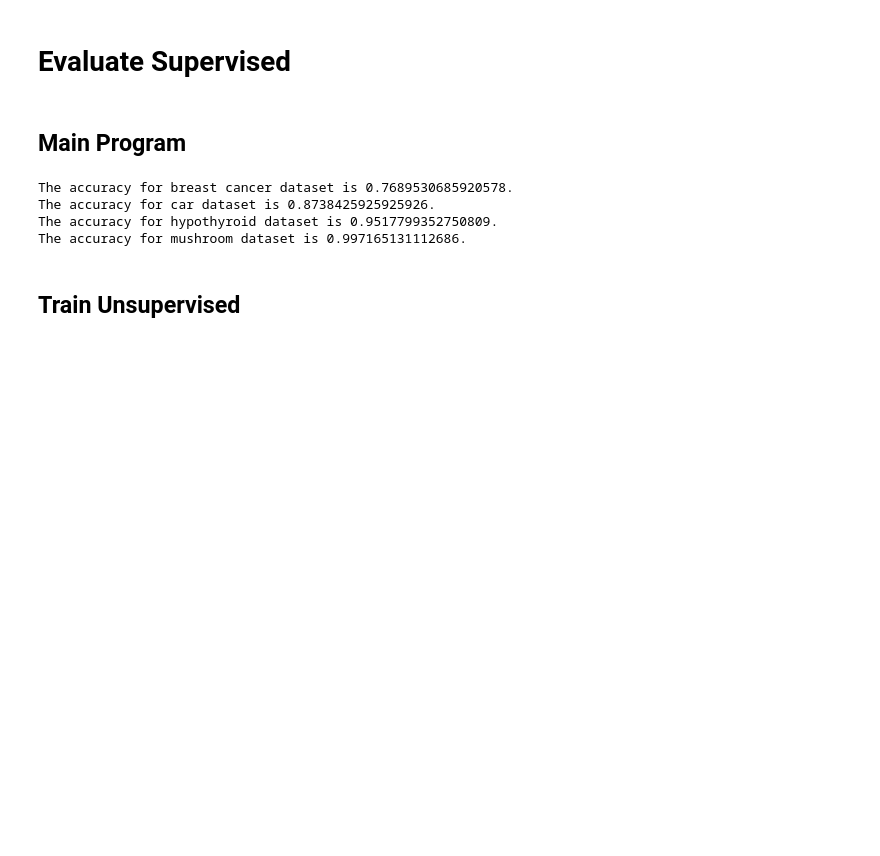
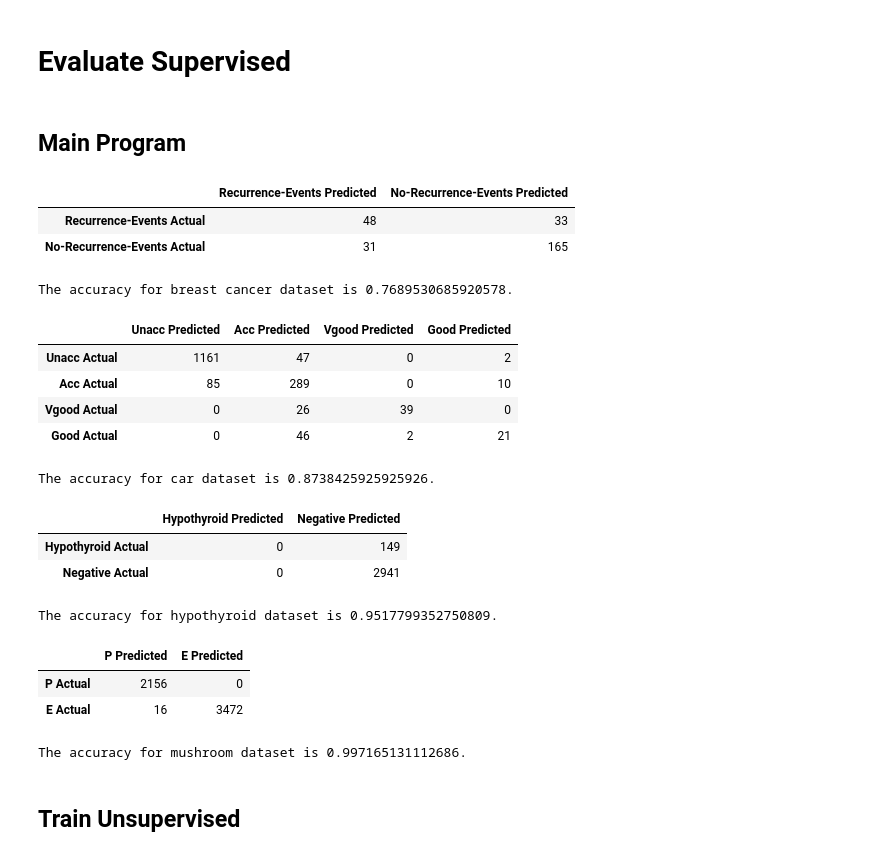
Before and after one commit to maleakhiw/Naive-Bayes-Algorithm, a Jupyter notebook: COMP30027 2018S1 - Project 1.ipynb, the cells around one changed output. Drawn from its saved outputs; the diff is of its cells as text; code cells hidden in the pictures; blank space fills up the shorter version.

Commit message:
confusion matrix added

```diff
--- a/COMP30027 2018S1 - Project 1.ipynb
+++ b/COMP30027 2018S1 - Project 1.ipynb
@@ -213,37 +214,96 @@ def evaluate_supervised(true_test_result, predicted_test_result):
         accuracy = correct / len(true_test_result)
 
     return accuracy
+# %%
+def confusion_matrix_supervised(true_test_result, predicted_test_result, class_column):
+    if (len(true_test_result) != len(predicted_test_result)):
+        print("Error, different length.")
+    else:
+        # Create a pandas dataframe actual is the row, predicted is the column
+        confusion_df = pd.DataFrame()
+
+        for unique_class in class_column:
+            confusion_df[unique_class] = [0 for i in range(len(class_column))]
+
+        # Change index for df
+        confusion_df.index = class_column
+
+        # Calculate the confusion matrix
+        for i in range(len(true_test_result)):
+            confusion_df.loc[true_test_result[i], predicted_test_result[i]] += 1
+
+        # Add actual and predicted description on the table to make it easier to see
+        predicted_column = []
+        for string in confusion_df.columns:
+            string += " predicted"
+            predicted_column.append(string.title())
+
+        actual_row = []
+        for string in class_column:
+            string += " actual"
+            actual_row.append(string.title())
+
+        confusion_df.columns = predicted_column
+        confusion_df.index = actual_row
+
+        return confusion_df
 # %% [markdown]
 ## Main Program
 # %%
 # Using the breast cancer data
 df_breast_cancer = preprocess(BREAST_CANCER, BREAST_CANCER_COLUMN, eliminate=True)
 model_main = train_probability_supervised(df_breast_cancer, "class")
 predicted_test_result = predict_supervised(df_breast_cancer, df_breast_cancer, "class", model_main)
+confusion_df = confusion_matrix_supervised(list(df_breast_cancer["class"]), predicted_test_result, df_breast_cancer["class"].unique())
+display(confusion_df)
 print("The accuracy for breast cancer dataset is {}.".format(evaluate_supervised(list(df_breast_cancer["class"]), predicted_test_result)))
+print("\n\n")
 
 # Using car data
 df_car = preprocess(CAR, CAR_COLUMN, eliminate=True)
 model_main = train_probability_supervised(df_car, "class")
 predicted_test_result = predict_supervised(df_car, df_car, "class", model_main)
+confusion_df = confusion_matrix_supervised(list(df_car["class"]), predicted_test_result, df_car["class"].unique())
+display(confusion_df)
 print("The accuracy for car dataset is {}.".format(evaluate_supervised(list(df_car["class"]), predicted_test_result)))
+print("\n\n")
 
 # Using the breast cancer data
 df_hypo = preprocess(HYPOTHYROID, HYPOTHYROID_COLUMN, eliminate=True)
 model_main = train_probability_supervised(df_hypo, "class")
 predicted_test_result = predict_supervised(df_hypo, df_hypo, "class", model_main)
+confusion_df = confusion_matrix_supervised(list(df_hypo["class"]), predicted_test_result, df_hypo["class"].unique())
+display(confusion_df)
 print("The accuracy for hypothyroid dataset is {}.".format(evaluate_supervised(list(df_hypo["class"]), predicted_test_result)))
+print("\n\n")
 
 # Using the breast cancer data
 df_mushroom = preprocess(MUSHROOM, MUSHROOM_COLUMN, eliminate=True)
 model_main = train_probability_supervised(df_mushroom, "class")
 predicted_test_result = predict_supervised(df_mushroom, df_mushroom, "class", model_main)
+confusion_df = confusion_matrix_supervised(list(df_mushroom["class"]), predicted_test_result, df_mushroom["class"].unique())
+display(confusion_df)
 print("The accuracy for mushroom dataset is {}.".format(evaluate_supervised(list(df_mushroom["class"]), predicted_test_result)))
+print("\n\n")
 # %% [output]
+|  | Recurrence-Events Predicted | No-Recurrence-Events Predicted |
+| Recurrence-Events Actual | 48 | 33 |
+| No-Recurrence-Events Actual | 31 | 165 |
 The accuracy for breast cancer dataset is 0.7689530685920578.
-The accuracy for car dataset is 0.8738425925925926.
-The accuracy for hypothyroid dataset is 0.9517799352750809.
-The accuracy for mushroom dataset is 0.997165131112686.
+|  | Unacc Predicted | Acc Predicted | Vgood Predicted | Good Predicted |
+| Unacc Actual | 1161 | 47 | 0 | 2 |
+| Acc Actual | 85 | 289 | 0 | 10 |
+| Vgood Actual | 0 | 26 | 39 | 0 |
+| Good Actual | 0 | 46 | 2 | 21 |
+The accuracy for car dataset is 0.8738425925925926.
+|  | Hypothyroid Predicted | Negative Predicted |
+| Hypothyroid Actual | 0 | 149 |
+| Negative Actual | 0 | 2941 |
+The accuracy for hypothyroid dataset is 0.9517799352750809.
+|  | P Predicted | E Predicted |
+| P Actual | 2156 | 0 |
+| E Actual | 16 | 3472 |
+The accuracy for mushroom dataset is 0.997165131112686.
 # %% [markdown]
 ## Train Unsupervised
 # %%
```
Also changed, not shown: parts of 3 cells of this notebook.
